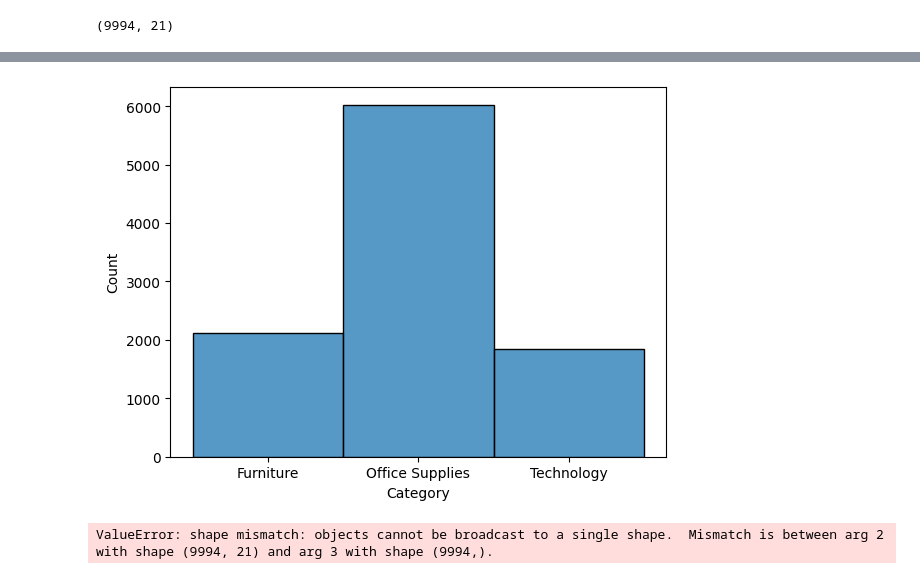
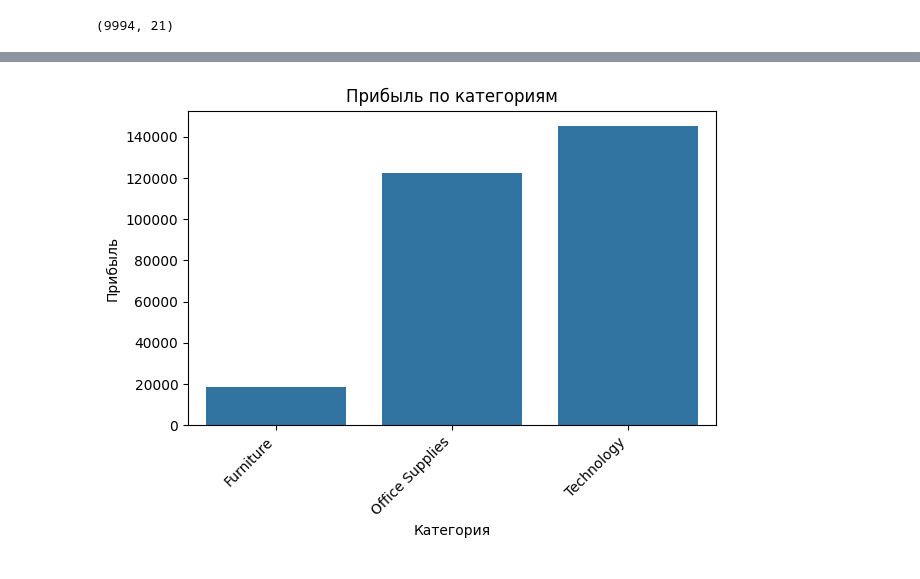
Before and after one commit to Ibolvachevamailu/My_progekt, a Jupyter notebook: диплом.ipynb, the cells around one changed output, grey strips where cells are left out. Saved outputs shown, nothing was run; the diff lists cells and outputs as text; code cells hidden in the pictures.

```diff
--- a/диплом.ipynb
+++ b/диплом.ipynb
@@ -82,17 +90,18 @@ no of unique Quantity: 14
 no of unique Discount: 12
 no of unique Profit: 7287
 # %%
-sns.histplot(df['Category'].dropna());
+# Группировка по категориям и вычисление общей прибыли
+profit_by_category = df.groupby('Category')['Profit'].sum().reset_index()
+
+# Построение столбчатой диаграммы (bar plot)
+# plt.figure(figsize=(10, 6))
+sns.barplot(x='Category', y='Profit', data=profit_by_category)
+
+plt.title('Прибыль по категориям')
+plt.xlabel('Категория')
+plt.ylabel('Прибыль')
+plt.xticks(rotation=45, ha='right') # Поворачиваем метки X для читаемости
+plt.tight_layout()
+plt.show()
 # %% [output]
-[figure, old version]
+[figure, new version]
-# %%
-# f, ax = plt.subplot(figsize=(15, 7))
-df_sorted_sub_cat = df['Sub-Category']
-df_profit = df.sort_values(['Profit'])
-ax = ax.barh(df_sorted_sub_cat,df_profit, color = 'r')
-
-# envelopes - конверты
-#labels - этикетки
-#Ship Mode - способ доставки
-# %% [output]
-ValueError: shape mismatch: objects cannot be broadcast to a single shape.  Mismatch is between arg 2 with shape (9994, 21) and arg 3 with shape (9994,).
```
Also changed, not shown: parts of 53 cells of this notebook.
